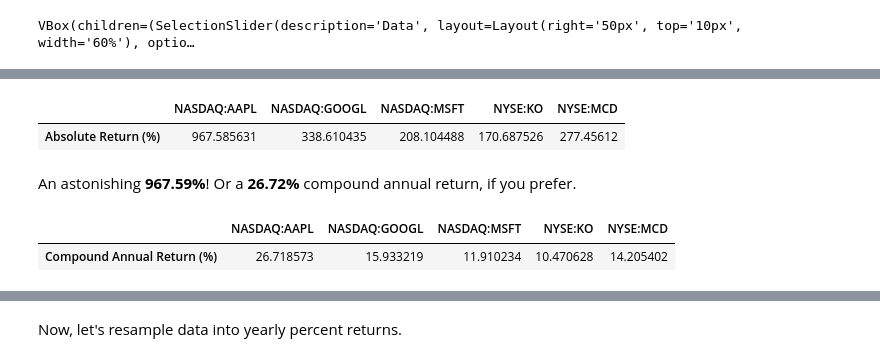
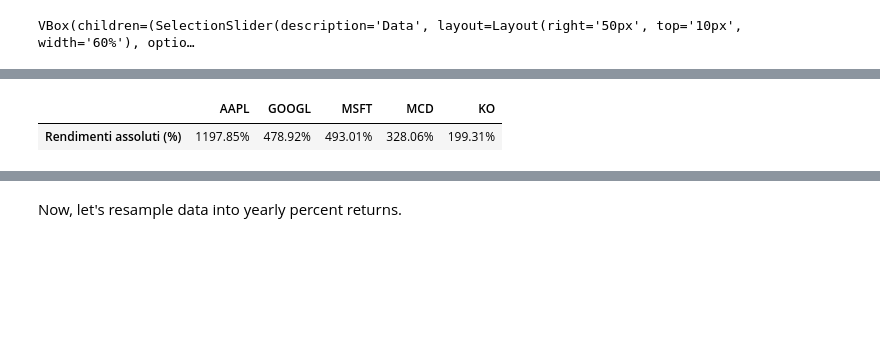
Before and after one commit to marcobonifacio/finance-notebooks, a Jupyter notebook: 1 - Prezzi e rendimenti.ipynb, the cells around one changed output, grey strips where cells are left out. Cells and saved outputs as stored; diff of their text form; code cells hidden in the pictures; blank space fills up the shorter version.

```diff
--- a/1 - Prezzi e rendimenti.ipynb
+++ b/1 - Prezzi e rendimenti.ipynb
@@ -134,16 +134,7 @@ Now, it's clear that **Apple** and not Alphabet was the winner. Which was its re
 # %%
-absolute_returns = (norm_prices.iloc[-1, :]).to_frame().T
-absolute_returns.index = ['Absolute Return (%)']
-absolute_returns
+absolute_returns = (prices.iloc[-1, :] / prices.iloc[0, :] - 1).to_frame().T
+absolute_returns.index = ['Rendimenti assoluti (%)']
+absolute_returns.style.format('{:.2%}')
 # %% [output]
-|  | NASDAQ:AAPL | NASDAQ:GOOGL | NASDAQ:MSFT | NYSE:KO | NYSE:MCD |
-| Absolute Return (%) | 967.585631 | 338.610435 | 208.104488 | 170.687526 | 277.45612 |
+|  | AAPL | GOOGL | MSFT | MCD | KO |
+| Rendimenti assoluti (%) | 1197.85% | 478.92% | 493.01% | 328.06% | 199.31% |
-# %% [markdown]
-An astonishing **967.59%**! Or a **26.72%** compound annual return, if you prefer.
-# %%
-compound_returns = 100 * ((1 + absolute_returns / 100) ** 0.1 - 1)
-compound_returns.index = ['Compound Annual Return (%)']
-compound_returns
-# %% [output]
-|  | NASDAQ:AAPL | NASDAQ:GOOGL | NASDAQ:MSFT | NYSE:KO | NYSE:MCD |
-| Compound Annual Return (%) | 26.718573 | 15.933219 | 11.910234 | 10.470628 | 14.205402 |
```
Also changed, not shown: parts of 15 cells of this notebook.
